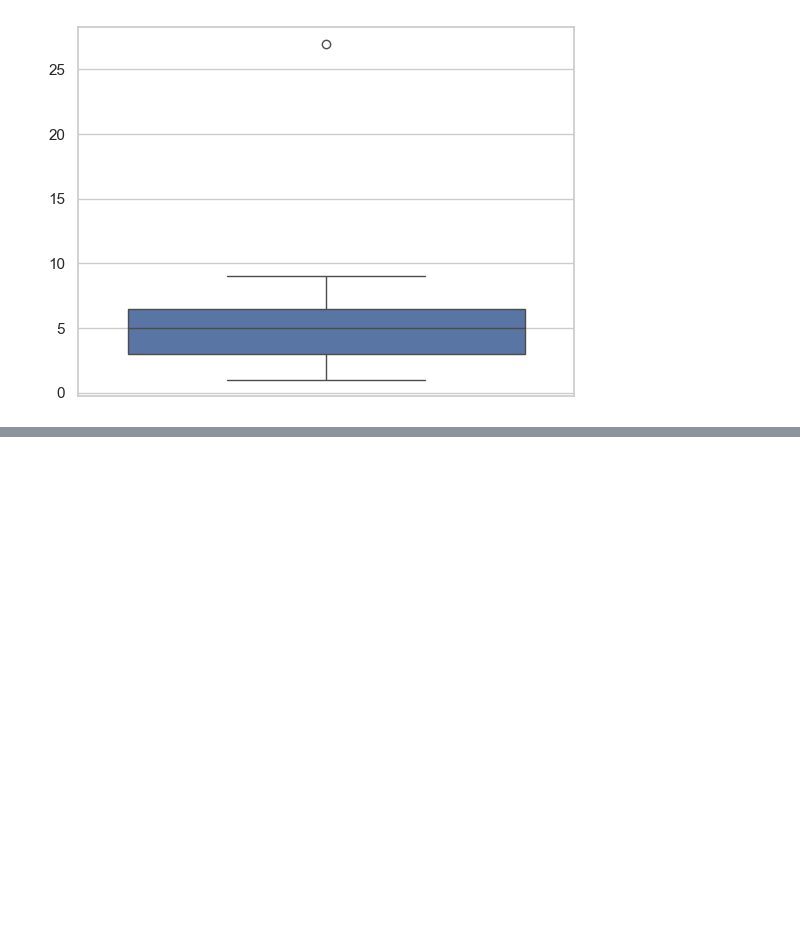
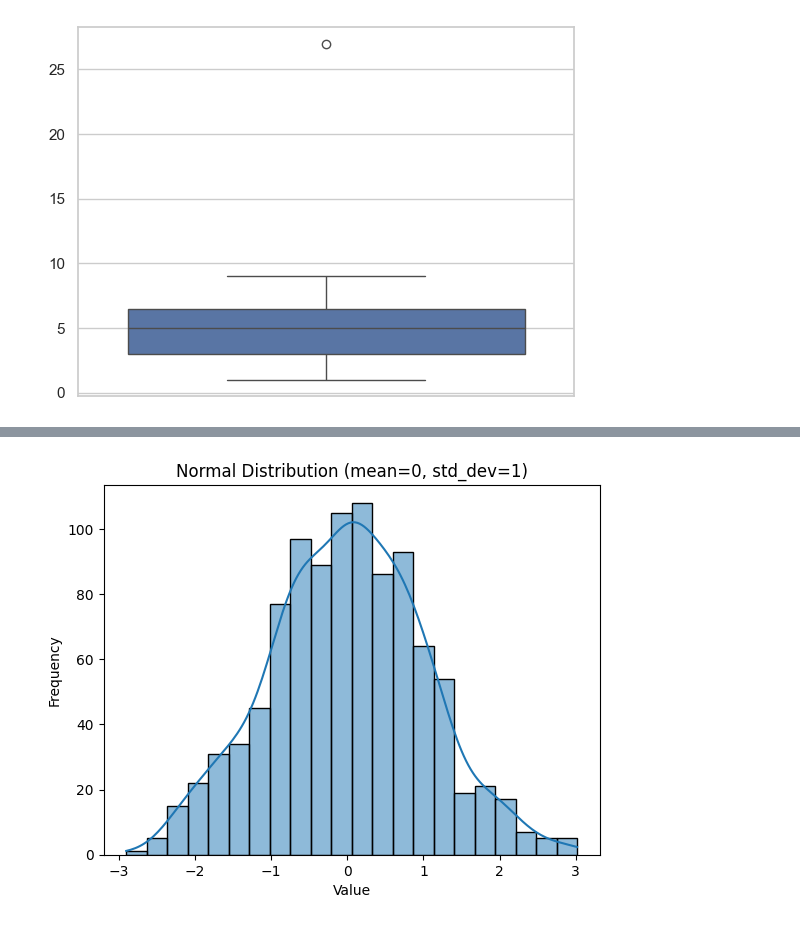
Before and after one commit to ritik-3/statistic-lerarning, a Jupyter notebook: main.ipynb, the cells around one changed output, grey strips where cells are left out. Drawn from its saved outputs; the diff is of its cells as text; code cells hidden in the pictures; blank space fills up the shorter version.

Commit message:
normal or gaussian

```diff
--- a/main.ipynb
+++ b/main.ipynb
@@ -255,0 +267,22 @@ sns.boxplot(data)
+# %%
+import numpy as np
+import matplotlib.pyplot as plt
+import seaborn as sns
+
+# Generate random data from a normal distribution
+mean = 0   # mean of the distribution
+std_dev = 1  # standard deviation of the distribution
+data = np.random.normal(loc=mean, scale=std_dev, size=1000)
+
+# Create a histogram with a density plot
+sns.histplot(data, kde=True)
+
+# Add labels and title
+plt.title("Normal Distribution (mean=0, std_dev=1)")
+plt.xlabel("Value")
+plt.ylabel("Frequency")
+
+# Show the plot
+plt.show()
+# %% [output]
+[figure, added]
```
Also changed, not shown: parts of 1 cell of this notebook.
